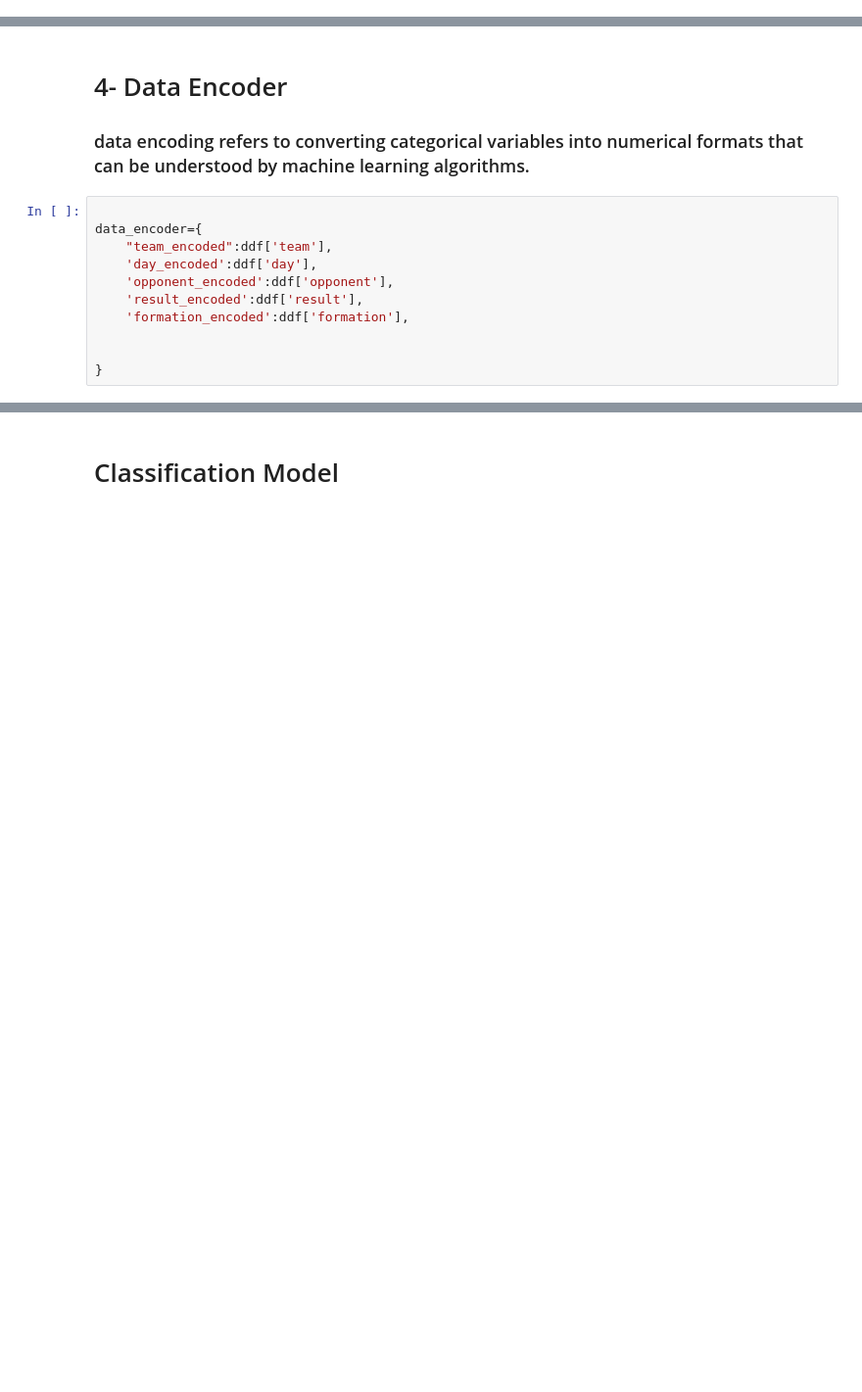
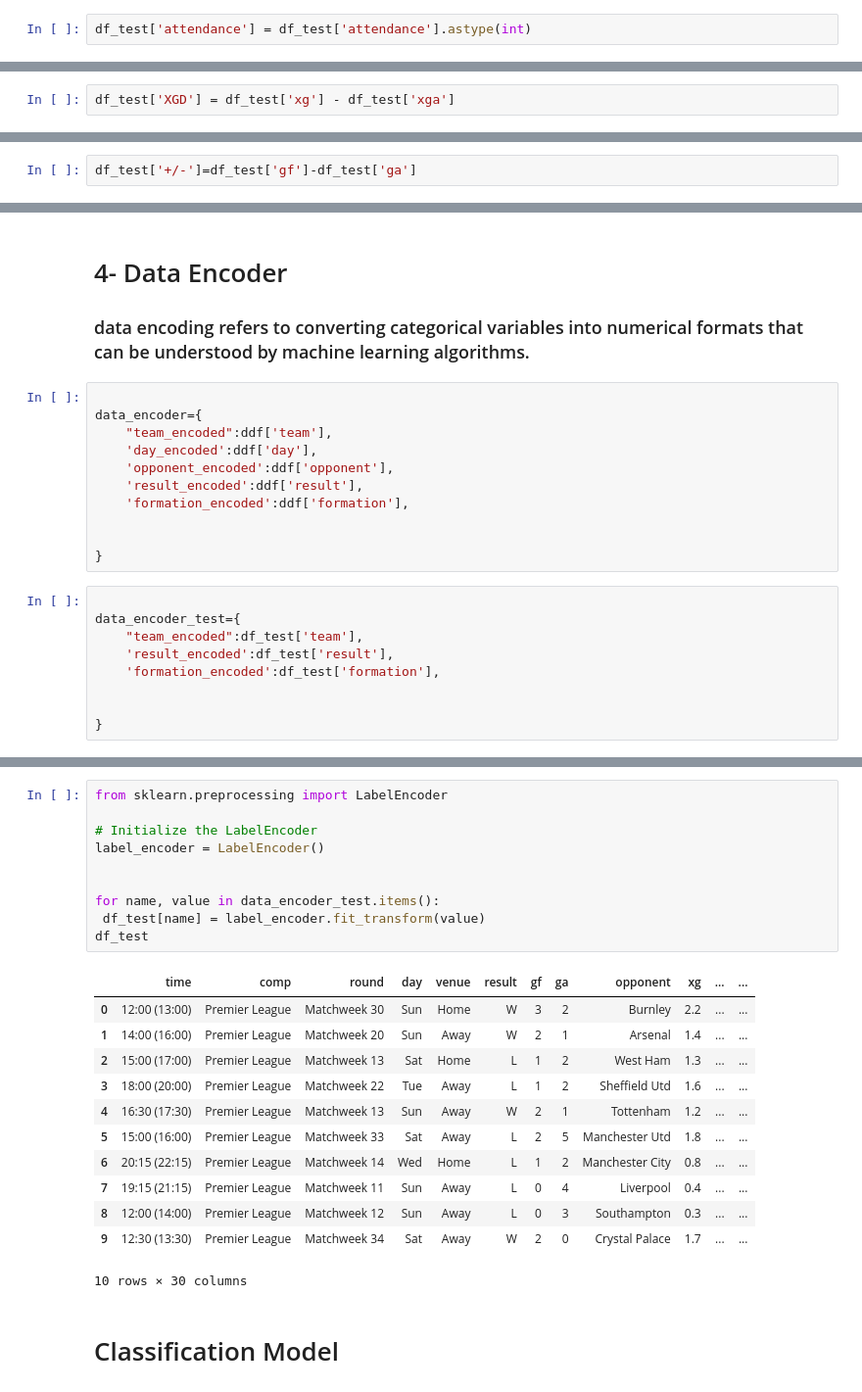
Before and after one commit to heka2002/math_classification_project, a Jupyter notebook: matches/matches.ipynb, the cells around one changed output, grey strips where cells are left out. Shown at 98% size. Saved outputs shown, nothing was run; the diff lists cells and outputs as text; blank space fills up the shorter version.

```diff
--- a/matches/matches.ipynb
+++ b/matches/matches.ipynb
@@ -180,6 +245,8 @@ dff['attendance']
 4786    25301
 4787    25301
 Name: attendance, Length: 4788, dtype: int32
+# %%
+df_test['attendance'] = df_test['attendance'].astype(int)
 # %%
 # Drop all rows with missing values from the DataFrame.
 dff = dff.dropna()
@@ -303,6 +370,8 @@ Outliers in column 'season' have been handled.
 # %%
 # Create a new column 'XGD' which represents the difference between expected goals (xg) and expected goals against (xga).
 dff['XGD'] = dff['xg'] - dff['xga']
+# %%
+df_test['XGD'] = df_test['xg'] - df_test['xga']
 # %%
 # Create a new column 'Weekend' which indicates whether the match took place on a weekend (Saturday or Sunday).
 dff['Weekend'] = dff['day'].apply(lambda x: 1 if x in ['Sat', 'Sun'] else 0)
@@ -326,6 +395,8 @@ dff
 # Create a new column '+/-' which represents the goal difference for each match.
 
 dff['+/-']=dff['gf']-dff['ga']
+# %%
+df_test['+/-']=df_test['gf']-df_test['ga']
 # %%
 
 dff['day'].value_counts()
@@ -685,6 +764,15 @@ data_encoder={
 
 
 }
+# %%
+
+data_encoder_test={
+    "team_encoded":df_test['team'],
+    'result_encoded':df_test['result'],
+    'formation_encoded':df_test['formation'],
+
+
+}
 # %%
 from sklearn.preprocessing import LabelEncoder
 
@@ -710,6 +799,29 @@ dff
 | 4786 | 17:30 (18:30) | Premier League | Matchweek 37 | Sat | Home | L | 0 | 2 | Burnley | 0.3 | ... | ... |
 | 4787 | 16:00 (17:00) | Premier League | Matchweek 38 | Sun | Away | L | 0 | 5 | Manchester City | 1.0 | ... | ... |
 4786 rows × 33 columns
+# %%
+from sklearn.preprocessing import LabelEncoder
+
+# Initialize the LabelEncoder
+label_encoder = LabelEncoder()
+
+
+for name, value in data_encoder_test.items():
+ df_test[name] = label_encoder.fit_transform(value)
+df_test
+# %% [output]
+|  | time | comp | round | day | venue | result | gf | ga | opponent | xg | ... | ... |
+| 0 | 12:00 (13:00) | Premier League | Matchweek 30 | Sun | Home | W | 3 | 2 | Burnley | 2.2 | ... | ... |
+| 1 | 14:00 (16:00) | Premier League | Matchweek 20 | Sun | Away | W | 2 | 1 | Arsenal | 1.4 | ... | ... |
+| 2 | 15:00 (17:00) | Premier League | Matchweek 13 | Sat | Home | L | 1 | 2 | West Ham | 1.3 | ... | ... |
+| 3 | 18:00 (20:00) | Premier League | Matchweek 22 | Tue | Away | L | 1 | 2 | Sheffield Utd | 1.6 | ... | ... |
+| 4 | 16:30 (17:30) | Premier League | Matchweek 13 | Sun | Away | W | 2 | 1 | Tottenham | 1.2 | ... | ... |
+| 5 | 15:00 (16:00) | Premier League | Matchweek 33 | Sat | Away | L | 2 | 5 | Manchester Utd | 1.8 | ... | ... |
+| 6 | 20:15 (22:15) | Premier League | Matchweek 14 | Wed | Home | L | 1 | 2 | Manchester City | 0.8 | ... | ... |
+| 7 | 19:15 (21:15) | Premier League | Matchweek 11 | Sun | Away | L | 0 | 4 | Liverpool | 0.4 | ... | ... |
+| 8 | 12:00 (14:00) | Premier League | Matchweek 12 | Sun | Away | L | 0 | 3 | Southampton | 0.3 | ... | ... |
+| 9 | 12:30 (13:30) | Premier League | Matchweek 34 | Sat | Away | W | 2 | 0 | Crystal Palace | 1.7 | ... | ... |
+10 rows × 30 columns
 # %% [markdown]
 # Classification Model
 # %%
```
Also changed, not shown: parts of 13 cells of this notebook, 1 other file.
